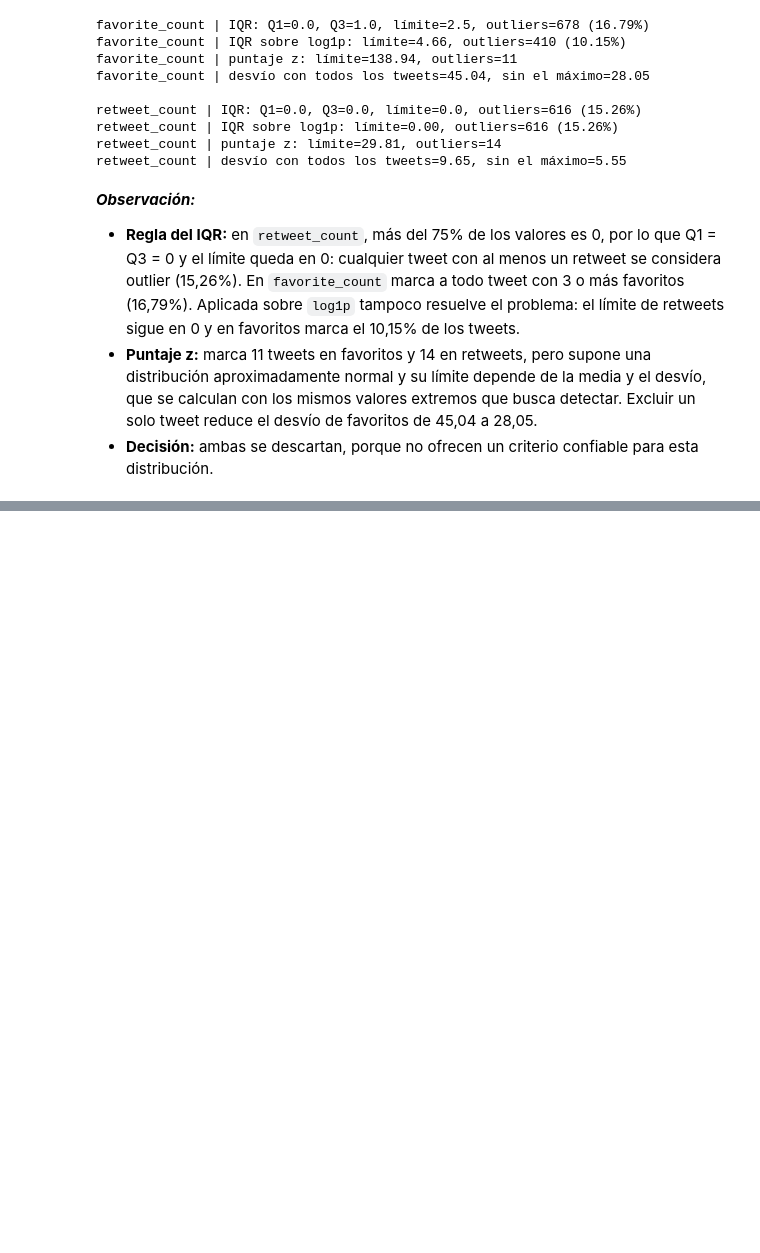
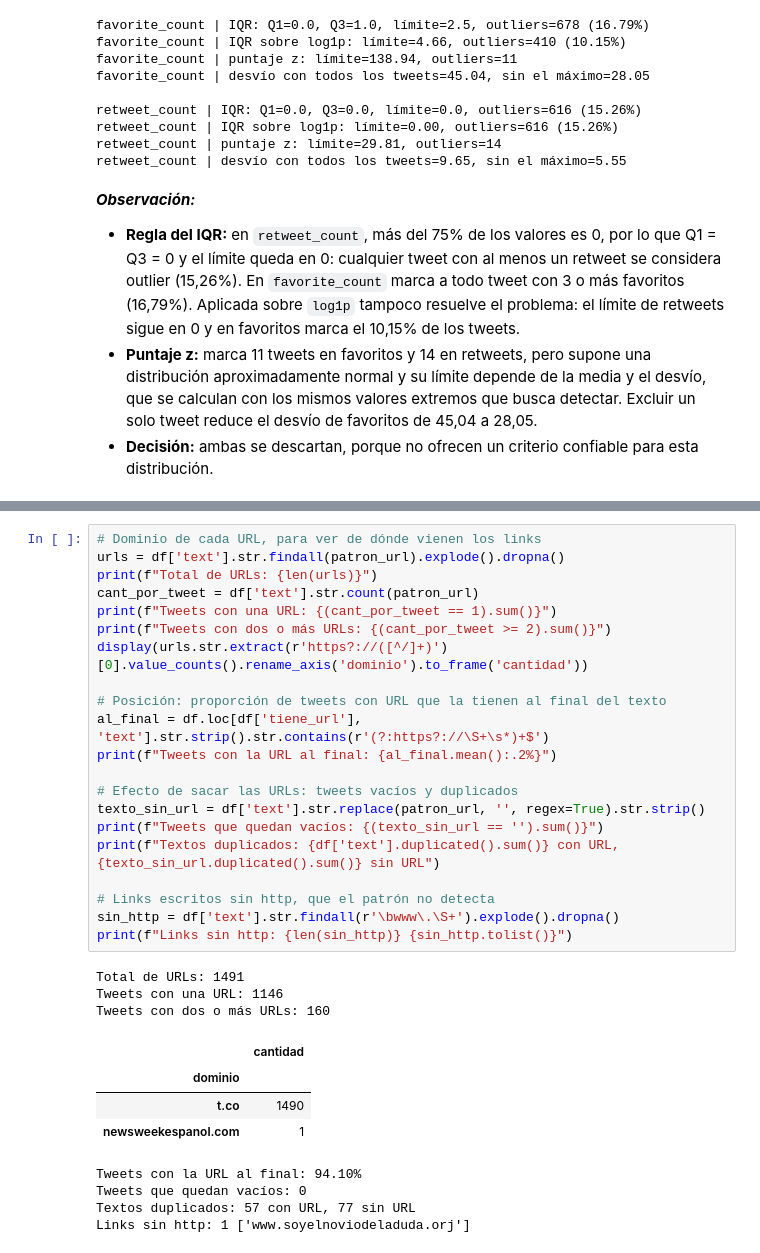
Before and after one commit to Barlita03/TP-CienciasDeDatos, a Jupyter notebook: TP1_CdD.ipynb, the cells around one changed output, grey strips where cells are left out. Saved outputs shown, nothing was run; the diff lists cells and outputs as text; blank space fills up the shorter version.

```diff
--- a/TP1_CdD.ipynb
+++ b/TP1_CdD.ipynb
@@ -440,0 +479,33 @@ retweet_count | desvío con todos los tweets=9.65, sin el máximo=5.55
+# %%
+# Dominio de cada URL, para ver de dónde vienen los links
+urls = df['text'].str.findall(patron_url).explode().dropna()
+print(f"Total de URLs: {len(urls)}")
+cant_por_tweet = df['text'].str.count(patron_url)
+print(f"Tweets con una URL: {(cant_por_tweet == 1).sum()}")
+print(f"Tweets con dos o más URLs: {(cant_por_tweet >= 2).sum()}")
+display(urls.str.extract(r'https?://([^/]+)')[0].value_counts().rename_axis('dominio').to_frame('cantidad'))
+
+# Posición: proporción de tweets con URL que la tienen al final del texto
+al_final = df.loc[df['tiene_url'], 'text'].str.strip().str.contains(r'(?:https?://\S+\s*)+$')
+print(f"Tweets con la URL al final: {al_final.mean():.2%}")
+
+# Efecto de sacar las URLs: tweets vacíos y duplicados
+texto_sin_url = df['text'].str.replace(patron_url, '', regex=True).str.strip()
+print(f"Tweets que quedan vacíos: {(texto_sin_url == '').sum()}")
+print(f"Textos duplicados: {df['text'].duplicated().sum()} con URL, {texto_sin_url.duplicated().sum()} sin URL")
+
+# Links escritos sin http, que el patrón no detecta
+sin_http = df['text'].str.findall(r'\bwww\.\S+').explode().dropna()
+print(f"Links sin http: {len(sin_http)} {sin_http.tolist()}")
+# %% [output]
+Total de URLs: 1491
+Tweets con una URL: 1146
+Tweets con dos o más URLs: 160
+|  | cantidad |
+| dominio |  |
+| t.co | 1490 |
+| newsweekespanol.com | 1 |
+Tweets con la URL al final: 94.10%
+Tweets que quedan vacíos: 0
+Textos duplicados: 57 con URL, 77 sin URL
+Links sin http: 1 ['www.soyelnoviodeladuda.orj']
```
Also changed, not shown: parts of 12 cells of this notebook, 3 other files.
